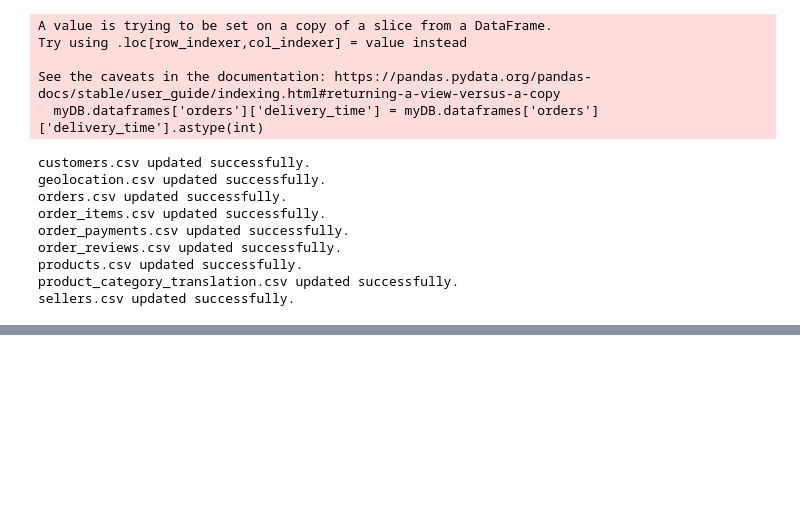
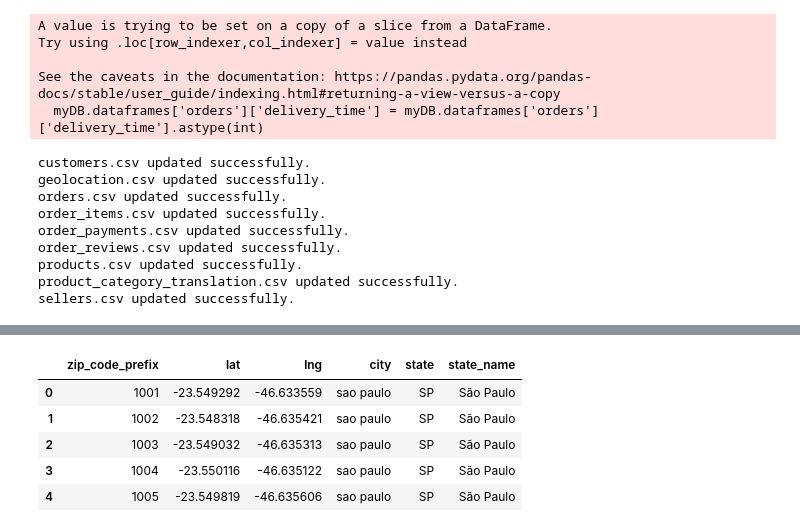
Before and after one commit to roxorman/final_project_wiley, a Jupyter notebook: Code/main.ipynb, the cells around one changed output, grey strips where cells are left out. Saved outputs shown, nothing was run; the diff lists cells and outputs as text; code cells hidden in the pictures; blank space fills up the shorter version.

```diff
--- a/Code/main.ipynb
+++ b/Code/main.ipynb
@@ -256,0 +295,9 @@ sellers.csv updated successfully.
+# %%
+myDB.dataframes['geolocation'].head()
+# %% [output]
+|  | zip_code_prefix | lat | lng | city | state | state_name |
+| 0 | 1001 | -23.549292 | -46.633559 | sao paulo | SP | São Paulo |
+| 1 | 1002 | -23.548318 | -46.635421 | sao paulo | SP | São Paulo |
+| 2 | 1003 | -23.549032 | -46.635313 | sao paulo | SP | São Paulo |
+| 3 | 1004 | -23.550116 | -46.635122 | sao paulo | SP | São Paulo |
+| 4 | 1005 | -23.549819 | -46.635606 | sao paulo | SP | São Paulo |
```
Also changed, not shown: parts of 13 cells of this notebook, 1 other file.
